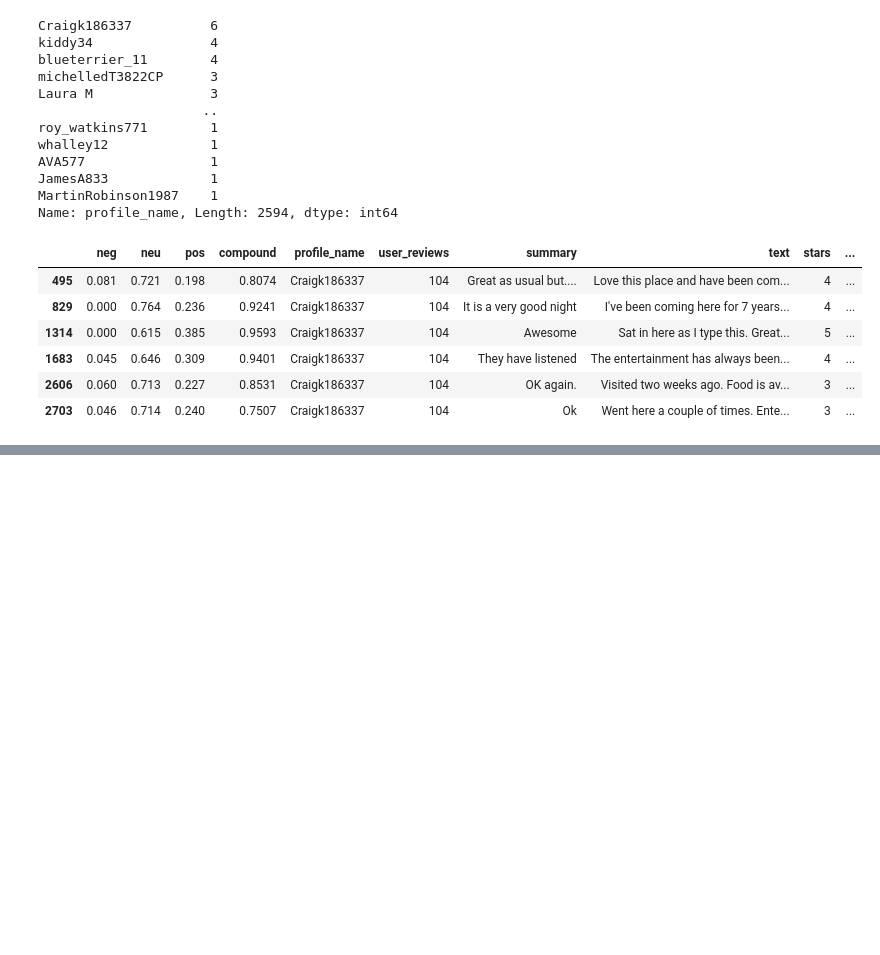
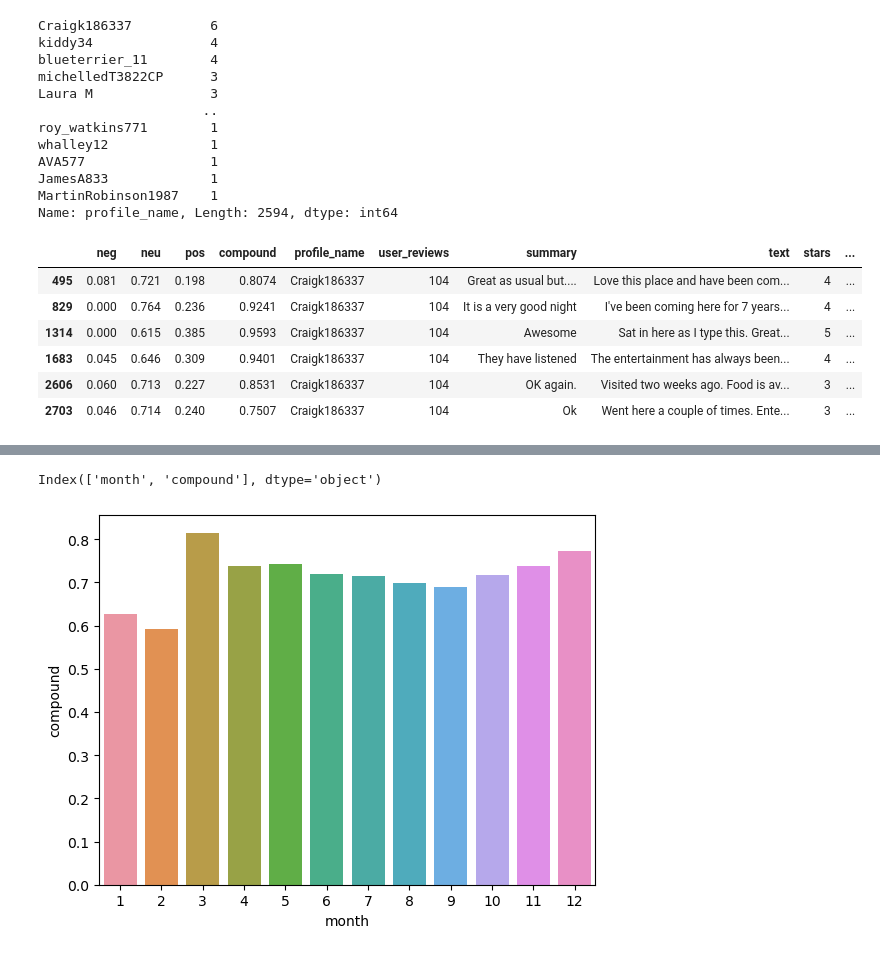
Before and after one commit to victoras24/sentiment_analysis, a Jupyter notebook: data_processing/data_analysis.ipynb, the cells around one changed output, grey strips where cells are left out. Cells and saved outputs as stored; diff of their text form; code cells hidden in the pictures; blank space fills up the shorter version.

```diff
--- a/data_processing/data_analysis.ipynb
+++ b/data_processing/data_analysis.ipynb
@@ -257,0 +459,9 @@ merged_df.loc[merged_df['profile_name'] == 'Craigk186337']
+# %%
+grouped_month.columns
+# %% [output]
+Index(['month', 'compound'], dtype='object')
+# %%
+sns.barplot(data=grouped_month, x='month', y='compound')
+plt.show()
+# %% [output]
+[figure, added]
```
Also changed, not shown: parts of 39 cells of this notebook, 1 other file.
